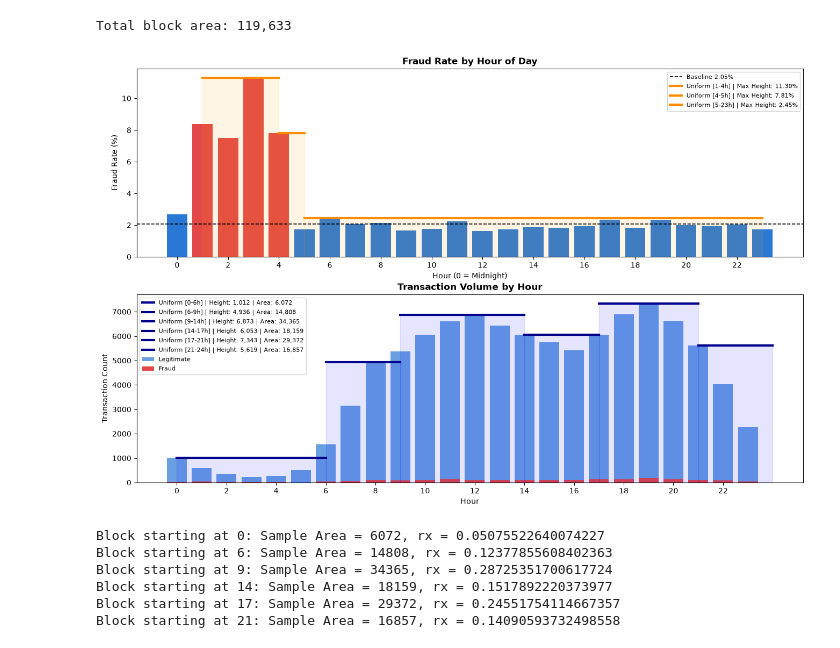
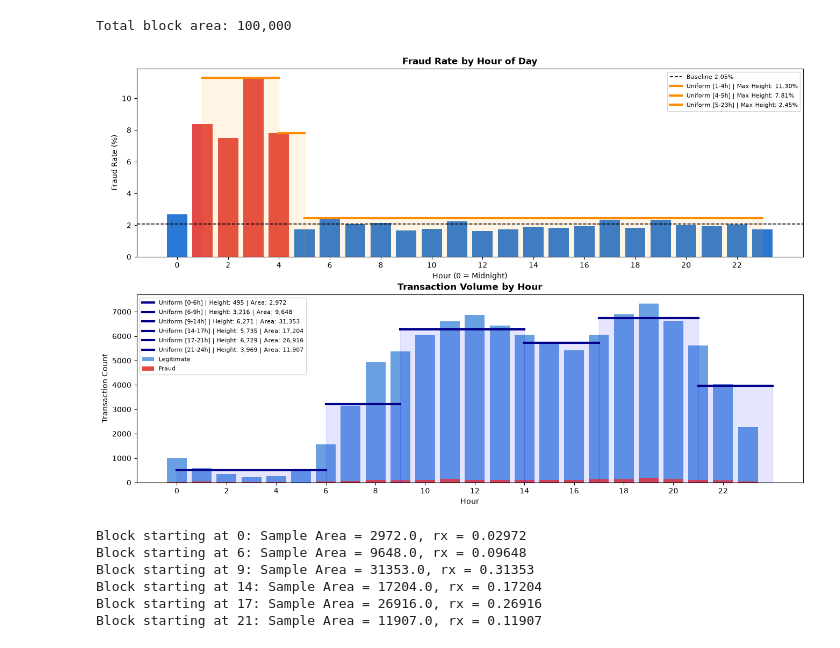
Before and after one commit to jessica-moylan/AMS-553-Simulation-and-Modeling, a Jupyter notebook: AMS-553-Simulation-and-Modeling/data.ipynb, the cells around one changed output. Saved outputs shown, nothing was run; the diff lists cells and outputs as text; code cells hidden in the pictures.

```diff
--- a/AMS-553-Simulation-and-Modeling/data.ipynb
+++ b/AMS-553-Simulation-and-Modeling/data.ipynb
@@ -60,48 +66,48 @@ fraud_hourly = df[df.is_fraud==1].groupby('transaction_hour').size()
 axes[1].bar(fraud_hourly.index, fraud_hourly.values,
               color=RED, edgecolor='none', label='Fraud')
 axes[1].set_title('Transaction Volume by Hour', fontweight='bold')
 axes[1].set_xlabel('Hour')
 axes[1].set_ylabel('Transaction Count')
 axes[1].set_xticks(range(0, 24, 2))
 
 hour_counts = hourly.set_index('transaction_hour')['total'].reindex(range(24), fill_value=0)
 
 # Simplified Piecewise Uniform Distribution for Transaction Volume ---
 block_area = 0
 sample_area = []
 bins = [0, 6, 9, 14, 17, 21, 24]
 
 for i in range(len(bins) - 1):
     start, end = bins[i], bins[i+1]
 
     block_slice = hour_counts.loc[start:end-1]
-    block_height = block_slice.max()
+    block_height = block_slice.mean()
     sample_area.append(block_height * (end - start))
     block_area += sample_area[-1]
 
     label_str = f"Uniform [{start}-{end}h] | Height: {block_height:,.0f} | Area: {sample_area[-1]:,.0f}"
 
     axes[1].plot([start, end], [block_height, block_height], color='darkblue', linewidth=3, label=label_str)
 
     axes[1].fill_between([start, end], 0, [block_height, block_height], color='blue', alpha=0.1)
 
 axes[1].legend(loc='upper left', fontsize=8)
 print(f"Total block area: {block_area:,.0f}")
 # %% [output]
-Total block area: 119,633
+Total block area: 100,000
-[figure, old version]
+[figure, new version]
 # %%
 rx = {}
 for i in range(len(sample_area)):
     rx[bins[i]] = sample_area[i] / block_area
     print(f"Block starting at {bins[i]}: Sample Area = {sample_area[i]}, rx = {rx[bins[i]]}")
 # %% [output]
-Block starting at 0: Sample Area = 6072, rx = 0.05075522640074227
-Block starting at 6: Sample Area = 14808, rx = 0.12377855608402363
-Block starting at 9: Sample Area = 34365, rx = 0.28725351700617724
-Block starting at 14: Sample Area = 18159, rx = 0.1517892220373977
-Block starting at 17: Sample Area = 29372, rx = 0.24551754114667357
-Block starting at 21: Sample Area = 16857, rx = 0.14090593732498558
+Block starting at 0: Sample Area = 2972.0, rx = 0.02972
+Block starting at 6: Sample Area = 9648.0, rx = 0.09648
+Block starting at 9: Sample Area = 31353.0, rx = 0.31353
+Block starting at 14: Sample Area = 17204.0, rx = 0.17204
+Block starting at 17: Sample Area = 26916.0, rx = 0.26916
+Block starting at 21: Sample Area = 11907.0, rx = 0.11907
 # %%
 from datetime import datetime
 
```
Also changed, not shown: parts of 3 cells of this notebook, 9 other files.
